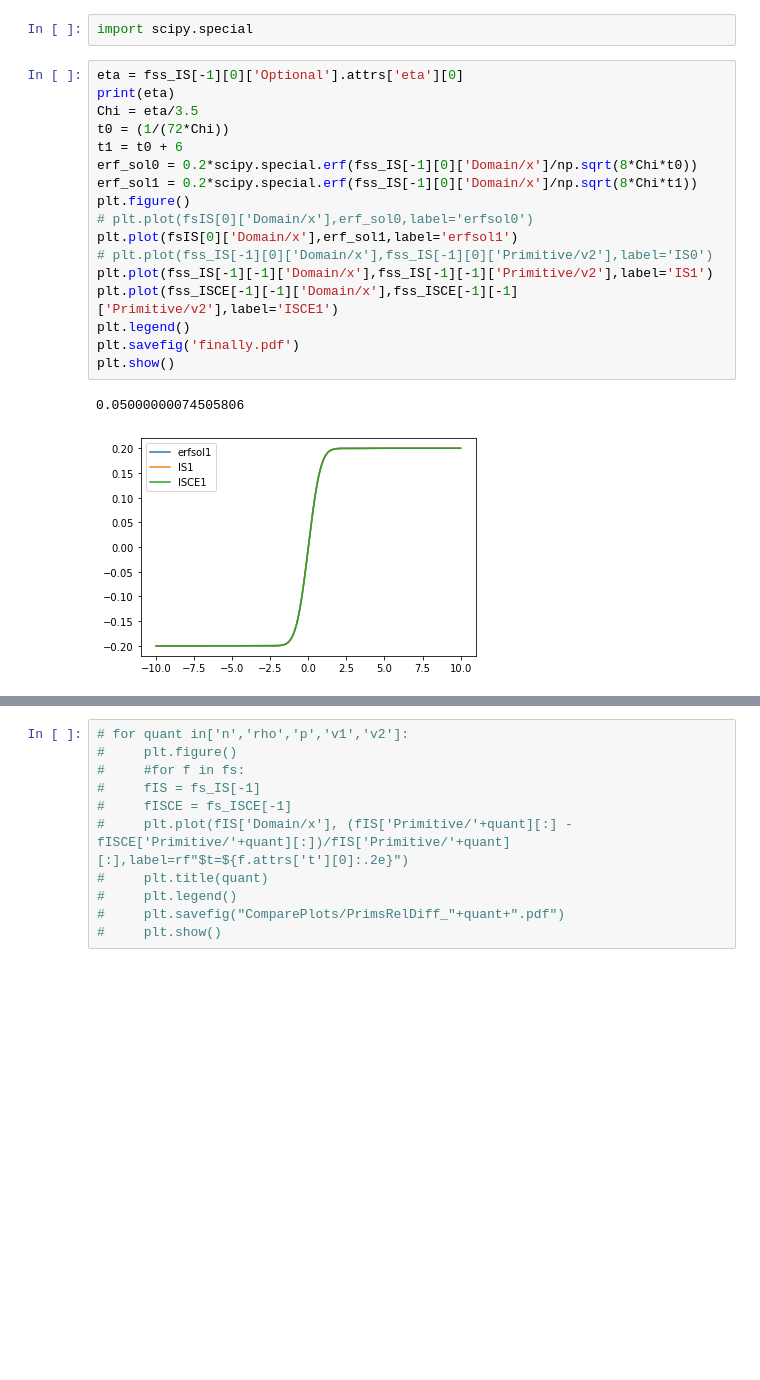
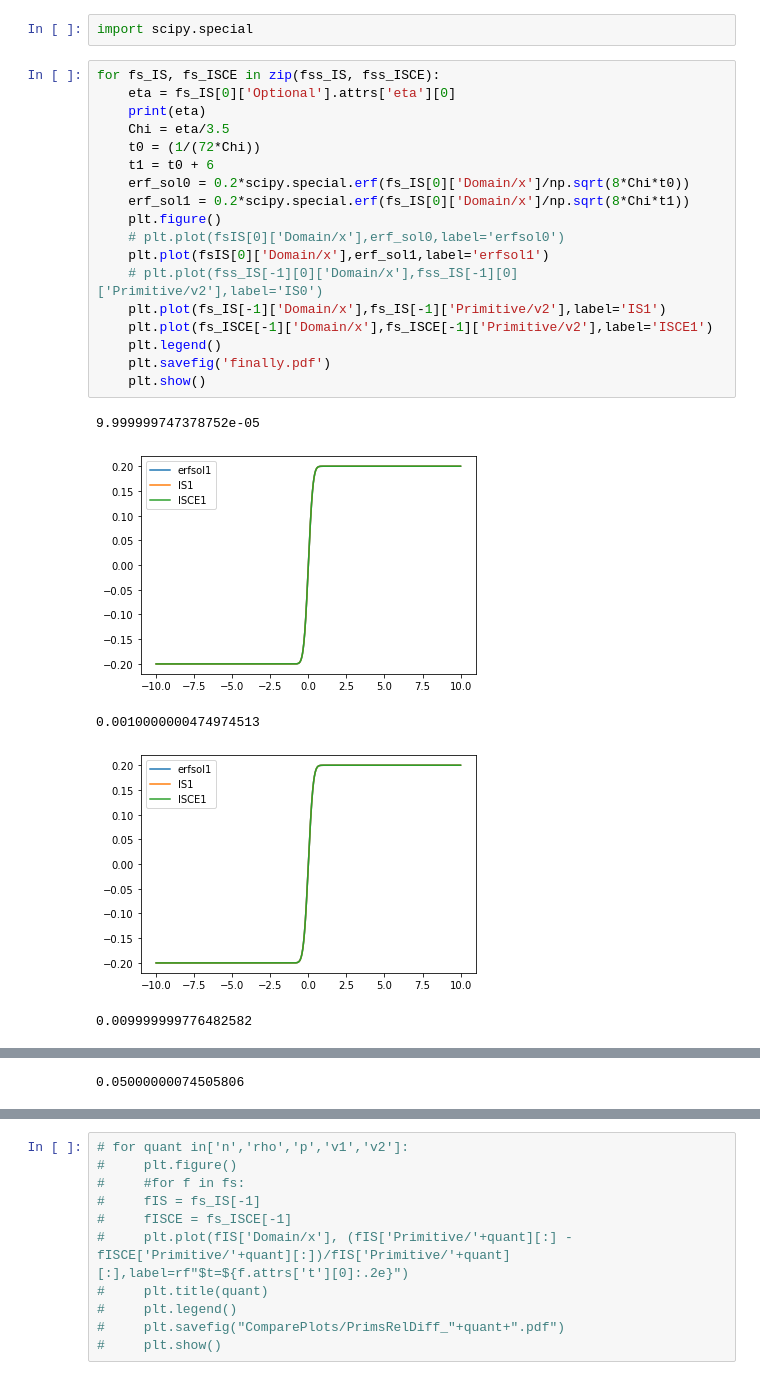
Before and after one commit to MarcusHatton/Plotting, a Jupyter notebook: ShearTestScalingEta.ipynb, the cells around one changed output, grey strips where cells are left out. Drawn from its saved outputs; the diff is of its cells as text; blank space fills up the shorter version.

```diff
--- a/ShearTestScalingEta.ipynb
+++ b/ShearTestScalingEta.ipynb
@@ -256,22 +256,26 @@ for quant in ['Pi','q1', 'q2', 'pi11', 'pi12']:
 # %%
 import scipy.special
 # %%
-eta = fss_IS[-1][0]['Optional'].attrs['eta'][0]
-print(eta)
-Chi = eta/3.5
-t0 = (1/(72*Chi))
-t1 = t0 + 6
-erf_sol0 = 0.2*scipy.special.erf(fss_IS[-1][0]['Domain/x']/np.sqrt(8*Chi*t0))
-erf_sol1 = 0.2*scipy.special.erf(fss_IS[-1][0]['Domain/x']/np.sqrt(8*Chi*t1))
-plt.figure()
-# plt.plot(fsIS[0]['Domain/x'],erf_sol0,label='erfsol0')
-plt.plot(fsIS[0]['Domain/x'],erf_sol1,label='erfsol1')
-# plt.plot(fss_IS[-1][0]['Domain/x'],fss_IS[-1][0]['Primitive/v2'],label='IS0')
-plt.plot(fss_IS[-1][-1]['Domain/x'],fss_IS[-1][-1]['Primitive/v2'],label='IS1')
-plt.plot(fss_ISCE[-1][-1]['Domain/x'],fss_ISCE[-1][-1]['Primitive/v2'],label='ISCE1')
-plt.legend()
-plt.savefig('finally.pdf')
-plt.show()
+for fs_IS, fs_ISCE in zip(fss_IS, fss_ISCE):
+    eta = fs_IS[0]['Optional'].attrs['eta'][0]
+    print(eta)
+    Chi = eta/3.5
+    t0 = (1/(72*Chi))
+    t1 = t0 + 6
+    erf_sol0 = 0.2*scipy.special.erf(fs_IS[0]['Domain/x']/np.sqrt(8*Chi*t0))
+    erf_sol1 = 0.2*scipy.special.erf(fs_IS[0]['Domain/x']/np.sqrt(8*Chi*t1))
+    plt.figure()
+    # plt.plot(fsIS[0]['Domain/x'],erf_sol0,label='erfsol0')
+    plt.plot(fsIS[0]['Domain/x'],erf_sol1,label='erfsol1')
+    # plt.plot(fss_IS[-1][0]['Domain/x'],fss_IS[-1][0]['Primitive/v2'],label='IS0')
+    plt.plot(fs_IS[-1]['Domain/x'],fs_IS[-1]['Primitive/v2'],label='IS1')
+    plt.plot(fs_ISCE[-1]['Domain/x'],fs_ISCE[-1]['Primitive/v2'],label='ISCE1')
+    plt.legend()
+    plt.savefig('finally.pdf')
+    plt.show()
 # %% [output]
-0.05000000074505806
+9.999999747378752e-05
-[figure, old version]
+[figure, new version]
+0.0010000000474974513
+[figure, added]
+0.009999999776482582
@@ -277,0 +283 @@ plt.show()
+0.05000000074505806
```
Also changed, not shown: parts of 3 cells of this notebook.
